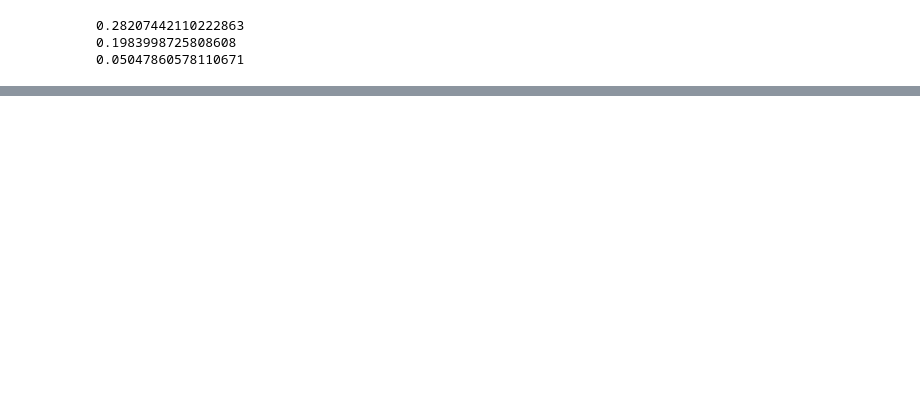
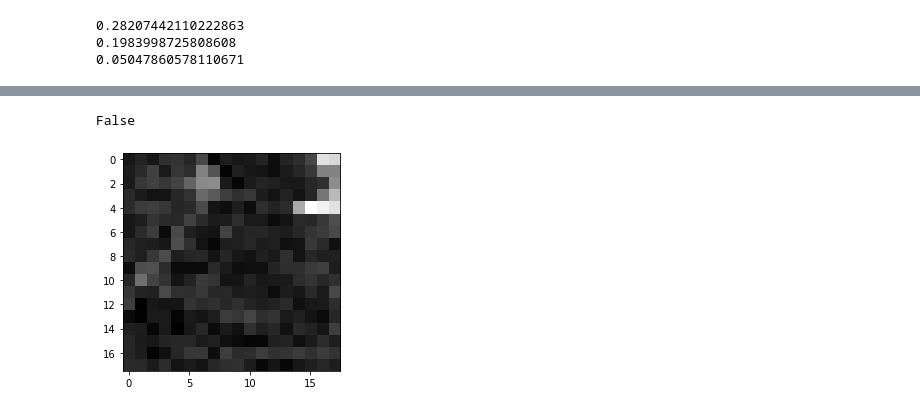
Before and after one commit to andrew-veriga/MathForML, a Jupyter notebook: StridedCoffieCircles.ipynb, the cells around one changed output, grey strips where cells are left out. Drawn from its saved outputs; the diff is of its cells as text; code cells hidden in the pictures; blank space fills up the shorter version.

```diff
--- a/StridedCoffieCircles.ipynb
+++ b/StridedCoffieCircles.ipynb
@@ -184,9 +176,9 @@ ring move to the first position and down to n pixels
 # %%
-rest = 1
+#https://stackoverflow.com/questions/43086557/convolve2d-just-by-using-numpy
+rest = 0
 def strides(_image, _gridshape):
-  #make strided submatrices
-  # int((_gridshape[0] % 2 == 0))
-  view_shape = (_image.shape[0]+ rest,_image.shape[1]+ rest) + _gridshape
+  padded_im = _image
+  view_shape = tuple(np.subtract(_image.shape, _gridshape) + 1) + _gridshape
 
   strides = _image.strides + _image.strides
   # print(view_shape)
@@ -249,0 +260,9 @@ array([[1, 2, 3]])
+# %%
+size = 18
+sub_matrices = strides(image_area,(size,size))
+plt.imshow(sub_matrices[479,639],cmap=plt.get_cmap('gray'))
+
+print (isCircleFound(sub_matrices[479,0],getMask(size,Thick)))
+# %% [output]
+False
+[figure, added]
```
Also changed, not shown: parts of 10 cells of this notebook.
